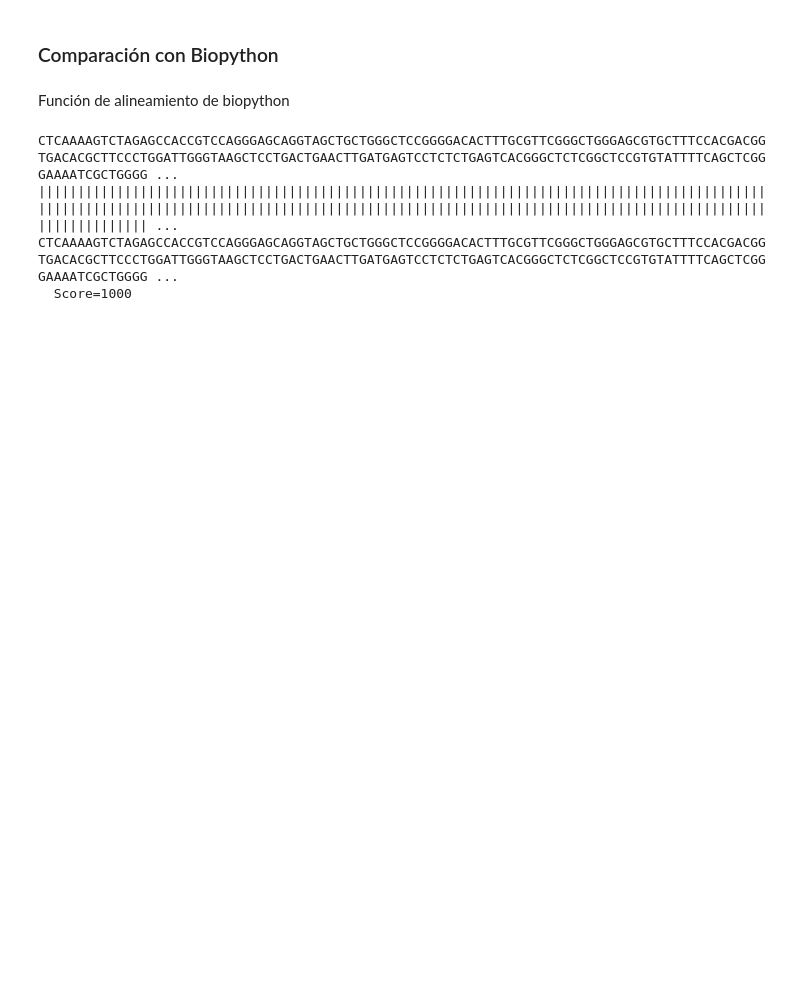
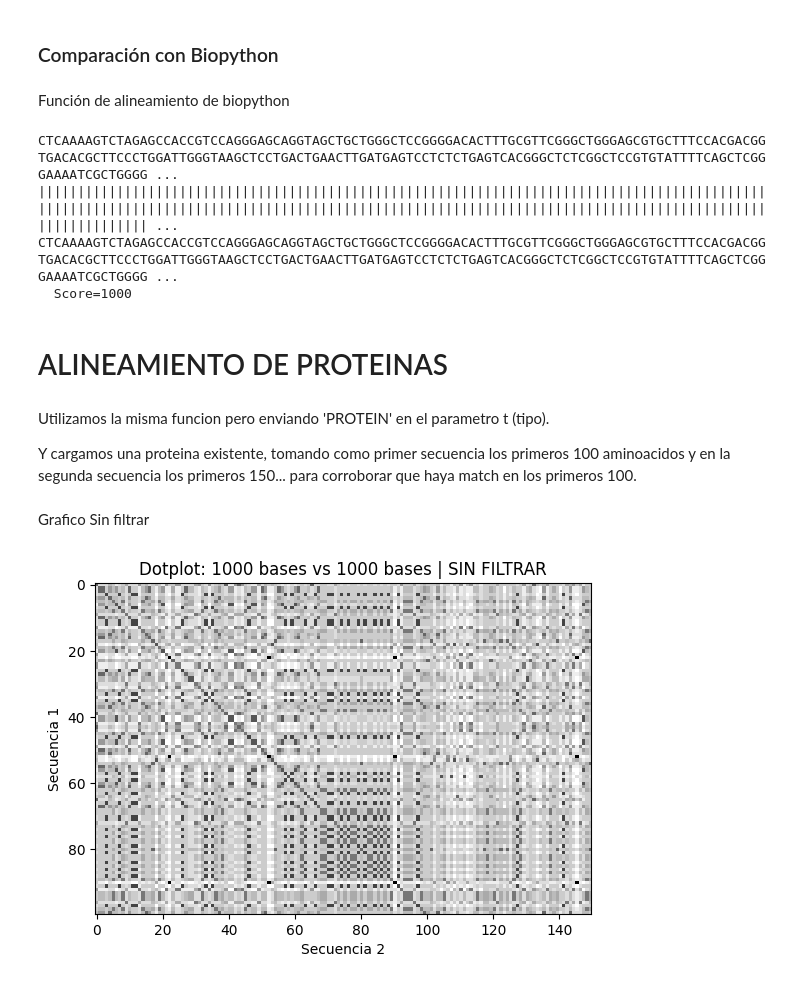
Before and after one commit to agusscarmu/Advanced_Bioinformatic, a Jupyter notebook: TP2.ipynb, the cells around one changed output. Saved outputs shown, nothing was run; the diff lists cells and outputs as text; code cells hidden in the pictures; blank space fills up the shorter version.

Commit message:
alineamiento de proteinas iniciado

```diff
--- a/TP2.ipynb
+++ b/TP2.ipynb
@@ -111,35 +148,12 @@ def read_fasta(filename):
 # %%
-def alignment(seq1, seq2, k):
-    """
-    Genera la mejor alineación entre dos secuencias utilizando un dotplot filtrado.
-
-    Args:
-        seq1 (str): Primera secuencia a alinear.
-        seq2 (str): Segunda secuencia a alinear.
-        k (int): Tamaño de las submatrices cuadradas utilizadas en el filtrado del dotplot.
-
-    Returns:
-        tuple: Una tupla que contiene la alineación traducida, el dotplot original, y el dotplot filtrado.
-
-    Raises:
-        ValueError: Si el tamaño `k` es mayor que las dimensiones de la matriz `dotplot`.
-    """
-    if k > len(seq1) or k > len(seq2):
-        raise ValueError(f"El tamaño 'k' ({k}) es mayor que las dimensiones de la matriz dotplot.")
-
-    dotplot = make_dotplot(seq1, seq2)
-    f_dotplot = filtered_dotplot(dotplot, k)
-    best_alignment = obtain_best_alignment(f_dotplot)
-    traduced_alignment = traduce_alignment(best_alignment, seq1, seq2)
-    return traduced_alignment, dotplot, f_dotplot
-
 file = "./documents/TP53.fna"
 seq1, seq2 = read_fasta(file)
 seq1, seq2 = seq1[:1000], seq2[:1000]
 
 # Ventana de filtrado de alineamientos:
 k = 30
-align, dotplot, f_dotplot = alignment(seq1, seq2, k)
+threshold = (k/2)
+align, dotplot, f_dotplot = alignment(seq1, seq2, k, "ADN", threshold)
 
 # seq1 = 'TACG'
 # seq2 = 'TATCG'
@@ -185 +199,19 @@ CTCAAAAGTCTAGAGCCACCGTCCAGGGAGCAGGTAGCTGCTGGGCTCCGGGGACACTTTGCGTTCGGGCTGGGAGCGTG
   Score=1000
+# %% [markdown]
+# ALINEAMIENTO DE PROTEINAS
+# %% [markdown]
+Utilizamos la misma funcion pero enviando 'PROTEIN' en el parametro t (tipo).
+
+Y cargamos una proteina existente, tomando como primer secuencia los primeros 100 aminoacidos y en la segunda secuencia los primeros 150... para corroborar que haya match en los primeros 100.
+# %%
+prot = SeqIO.read("./documents/my_prot.txt","swiss")
+prot_seq1 = prot.seq[:100]
+prot_seq2 = prot.seq[:150]
+prot_k=10
+prot_align, prot_dotplot, prot_f_dotplot = alignment(prot_seq1, prot_seq2, prot_k, 'PROTEIN', 5)
+# %% [markdown]
+Grafico Sin filtrar
+# %%
+show_dotplot(prot_dotplot)
+# %% [output]
+[figure, added]
```
Also changed, not shown: parts of 8 cells of this notebook.
